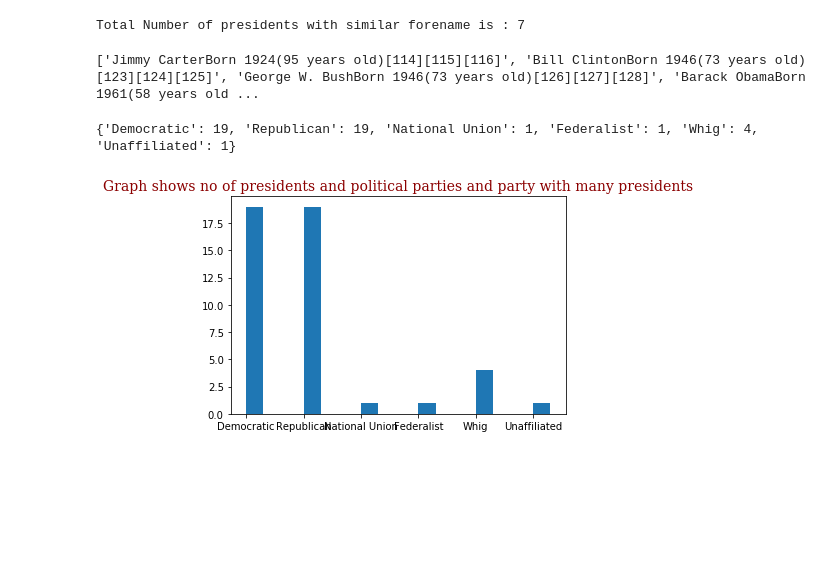
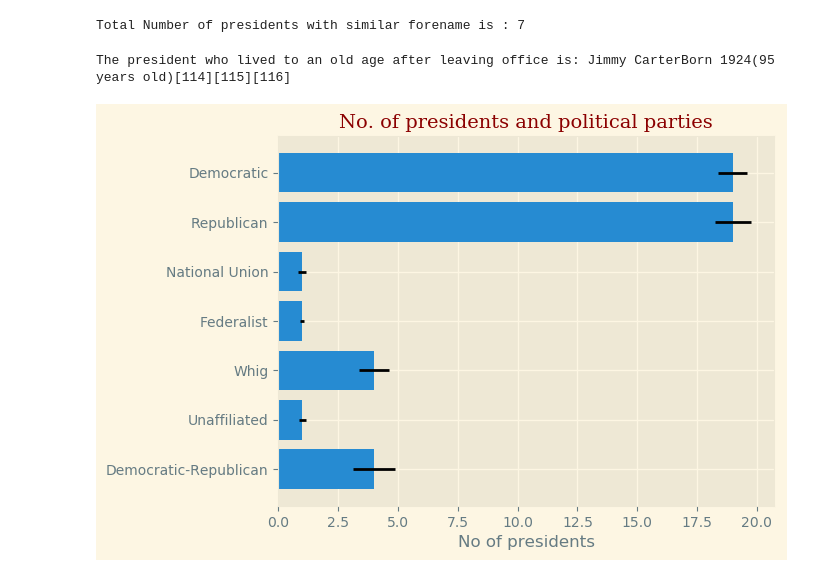
Before and after one commit to bevennyamande/scrape_wiki, a Jupyter notebook: wiki.ipynb, the cells around one changed output. Drawn from its saved outputs; the diff is of its cells as text; code cells hidden in the pictures; blank space fills up the shorter version.

```diff
--- a/wiki.ipynb
+++ b/wiki.ipynb
@@ -184,30 +167,51 @@ for birth in filter(None, dataframe['Presidents']):
     if birth_pattern.search(birth):
         birthdays.append(birth)
 
-print(birthdays)
+data = {}
+age_pattern = re.compile(r'''(\d\d years old)''')
+for num, name in enumerate(birthdays):
+    if age_pattern.search(name):
+        data.update({name: age_pattern.search(name).group(0).split()[0]})
+
+# now print the president with the highest age and still living
+print(f'''The president who lived to an old age after leaving office is: {max(data)}''')
 # %% [output]
-['Jimmy CarterBorn 1924(95 years old)[114][115][116]', 'Bill ClintonBorn 1946(73 years old)[123][124][125]', 'George W. BushBorn 1946(73 years old)[126][127][128]', 'Barack ObamaBorn 1961(58 years old ...
+The president who lived to an old age after leaving office is: Jimmy CarterBorn 1924(95 years old)[114][115][116]
 # %%
 
 # Graph that shows no. of presidents and their respective political parties and party with many presidents
-parties = {"Democratic":0 , "Republican":0, "National Union":0, "Federalist":0, "Whig":0, "Unaffiliated":0}
+parties = {"Democratic":0 , "Republican":0, "National Union":0,
+           "Federalist":0, "Whig":0, "Unaffiliated":0,
+           "Democratic-Republican":0}
+
 for key,value in parties.items():
     for party in filter(None, dataframe['Party']):
-        if party.startswith(key):
+        if re.match(key, party):
+#         if party.startswith(key):
             parties[key] += 1
         continue
 
-print(parties)
+# print(parties)
 
 font = {'family': 'serif',
         'color':  'darkred',
         'weight': 'normal',
         'size': 14,
         }
 
-plt.title('Graph shows no of presidents and political parties and party with many presidents', fontdict=font)
-plt.bar(*zip(*parties.items()), align='edge', width=0.3)
+
+plt.rcdefaults()
+with plt.style.context('Solarize_Light2'):
+    fig, ax = plt.subplots()
+    y_pos = np.arange(len(parties))
+    presidents = 3 + 10 * np.random.rand(len(parties))
+    error = np.random.rand(len(parties))
+    ax.barh(*zip(*parties.items()), xerr=error, align='center')
+    ax.set_yticks(y_pos)
+    ax.set_yticklabels(parties)
+    ax.invert_yaxis()  # labels read top-to-bottom
+    ax.set_xlabel('No of presidents')
+    ax.set_title('No. of presidents and political parties', fontdict=font)
 plt.show()
 # %% [output]
-{'Democratic': 19, 'Republican': 19, 'National Union': 1, 'Federalist': 1, 'Whig': 4, 'Unaffiliated': 1}
-[figure, old version]
+[figure, new version]
```
Also changed, not shown: parts of 9 cells of this notebook, 1 other file.
